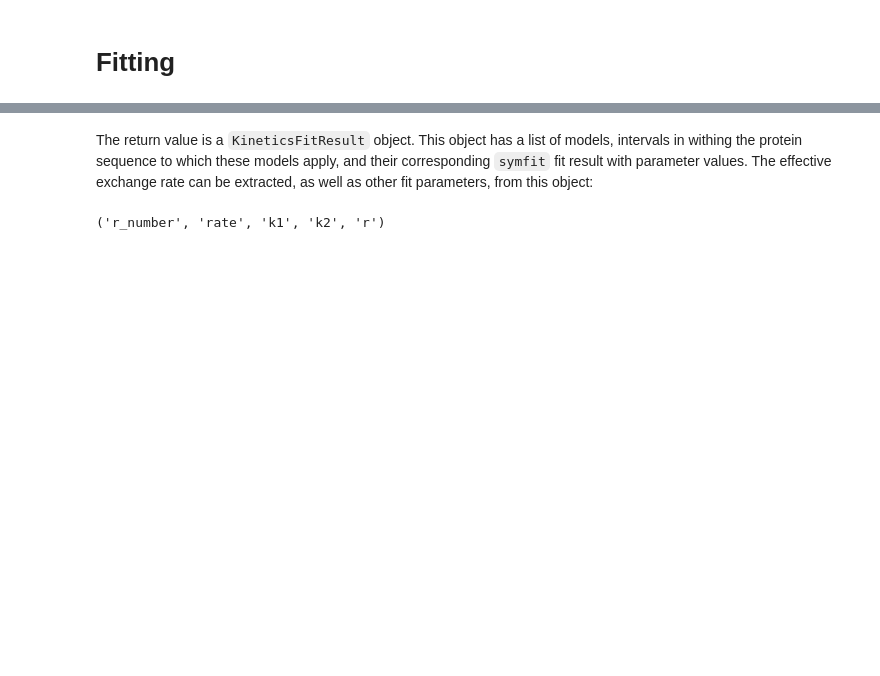
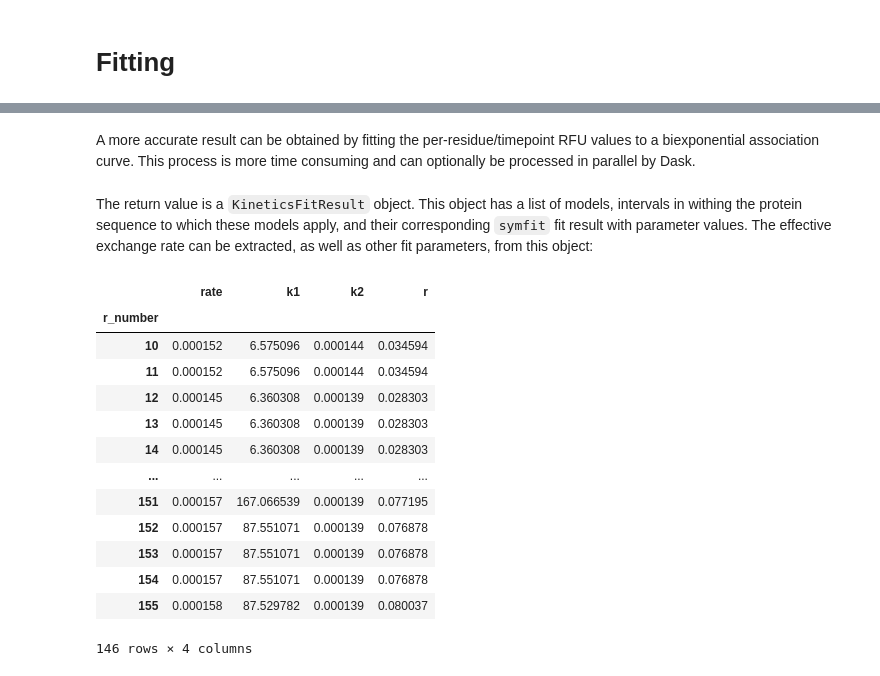
Before and after one commit to Jhsmit/PyHDX, a Jupyter notebook: docs/examples/03_fitting.ipynb, the cells around one changed output, grey strips where cells are left out. Drawn from its saved outputs; the diff is of its cells as text; code cells hidden in the pictures; blank space fills up the shorter version.

```diff
--- a/docs/examples/03_fitting.ipynb
+++ b/docs/examples/03_fitting.ipynb
@@ -37,0 +42,3 @@ result_wt_avg = kf.weighted_avg_fit()
+# %% [markdown]
+A more accurate result can be obtained by fitting the per-residue/timepoint RFU values to a biexponential association curve.
+This process is more time consuming and can optionally be processed in parallel by Dask.
@@ -39,11 +49,23 @@ result_wt_avg = kf.weighted_avg_fit()
 The return value is a ``KineticsFitResult`` object. This object has a list of models, intervals in withing the protein
 sequence to which these models apply, and their corresponding ``symfit`` fit result with parameter values. The effective
 exchange rate can be extracted, as well as other fit parameters, from this object:
-# %%
-output = result_wt_avg.output
-output.dtype.names
-# %% [output]
-('r_number', 'rate', 'k1', 'k2', 'r')
+# %%
+fr_wt_avg.output
+# %% [output]
+|  | rate | k1 | k2 | r |
+| r_number |  |  |  |  |
+| 10 | 0.000152 | 6.575096 | 0.000144 | 0.034594 |
+| 11 | 0.000152 | 6.575096 | 0.000144 | 0.034594 |
+| 12 | 0.000145 | 6.360308 | 0.000139 | 0.028303 |
+| 13 | 0.000145 | 6.360308 | 0.000139 | 0.028303 |
+| 14 | 0.000145 | 6.360308 | 0.000139 | 0.028303 |
+| ... | ... | ... | ... | ... |
+| 151 | 0.000157 | 167.066539 | 0.000139 | 0.077195 |
+| 152 | 0.000157 | 87.551071 | 0.000139 | 0.076878 |
+| 153 | 0.000157 | 87.551071 | 0.000139 | 0.076878 |
+| 154 | 0.000157 | 87.551071 | 0.000139 | 0.076878 |
+| 155 | 0.000158 | 87.529782 | 0.000139 | 0.080037 |
+146 rows × 4 columns
 # %%
 fig, ax = plt.subplots()
 ax.set_yscale('log')
```
Also changed, not shown: parts of 24 cells of this notebook, 1 other file.
